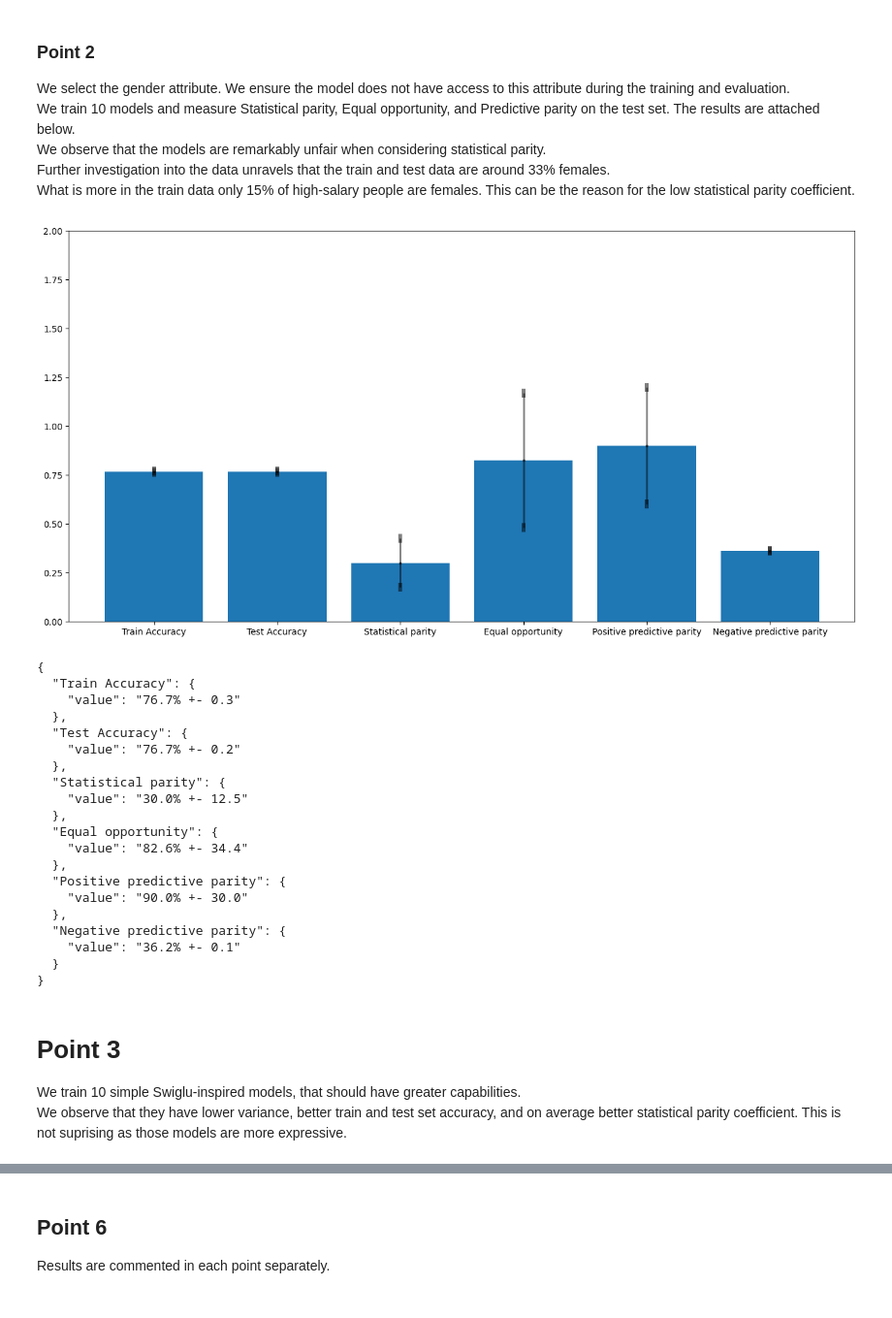
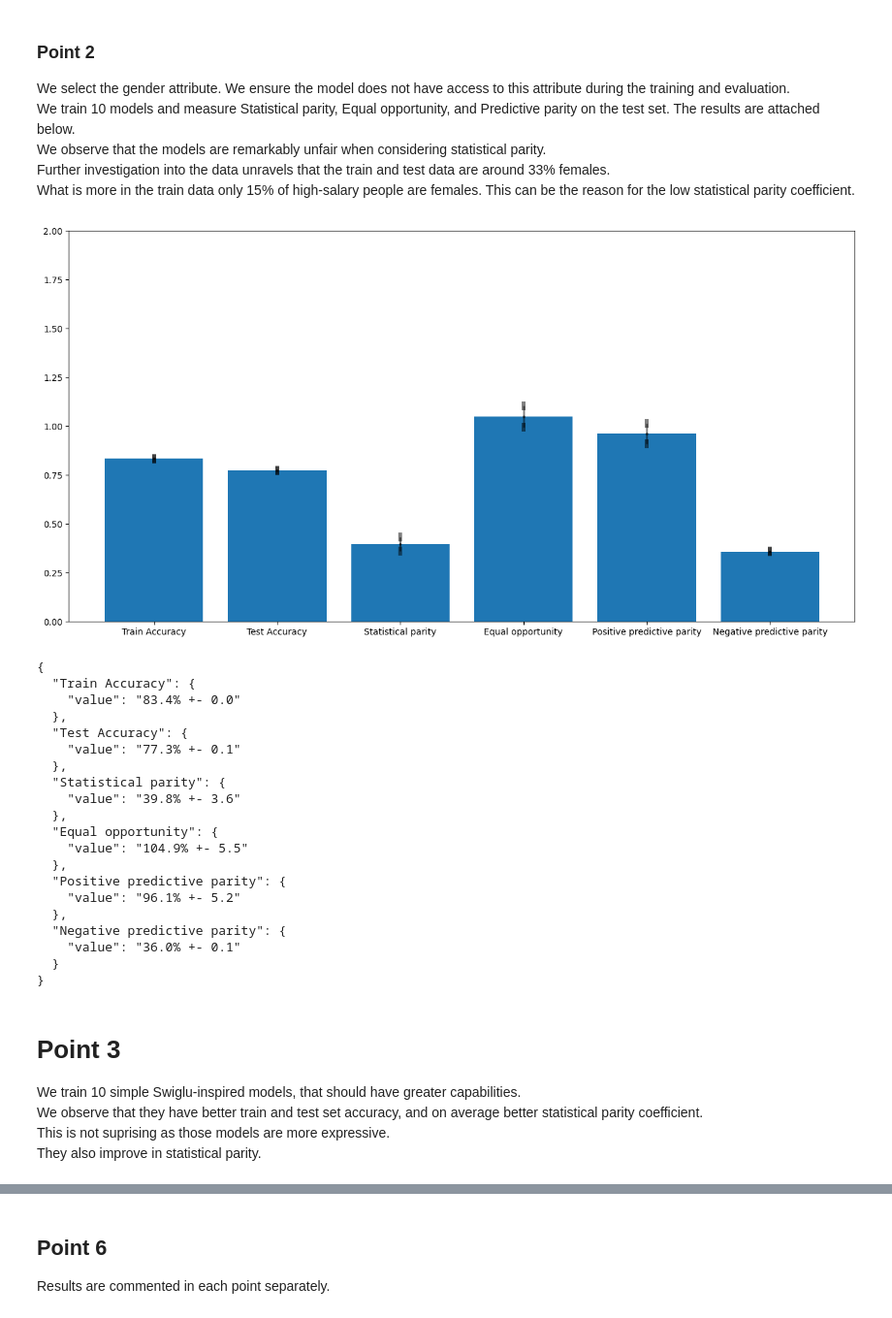
Before and after one commit to mim-uw/eXplainableMachineLearning-2025, a Jupyter notebook: Homeworks/HW1/KonradStaniszewski/KonradStaniszewsk.ipynb, the cells around one changed output, grey strips where cells are left out. Shown at 97% size. Drawn from its saved outputs; the diff is of its cells as text; code cells hidden in the pictures.

```diff
--- a/Homeworks/HW1/KonradStaniszewski/KonradStaniszewsk.ipynb
+++ b/Homeworks/HW1/KonradStaniszewski/KonradStaniszewsk.ipynb
@@ -138,58 +145,60 @@ def plot_data(data):
         names.append(k)
         values.append(np.mean(v))
         stds.append(np.std(v))
         brief_results[k] = {
             "value": f"{values[-1]*100:.1f}% +- {stds[-1]*100:.1f}"
         }
 
     plt.figure(figsize=(16, 8))
     plt.bar(names, values)
     plt.errorbar(
         names,
         values,
         stds,
         fmt=".",
         color="Black",
         elinewidth=2,
         capthick=10,
         errorevery=1,
         alpha=0.5,
         ms=4,
         capsize=2,
     )
     plt.ylim(0, 2)
     plt.show()
     print(json.dumps(brief_results, indent=2))
 
 
-exp1_data = {'Train Accuracy': [0.7660084366798401, 0.7725499868392944, 0.7654862999916077, 0.7631215453147888, 0.7657627463340759, 0.7690488696098328, 0.7693559527397156, 0.7695402503013611, 0.7616166472434998, 0.7670833468437195], 'Test Accuracy': [0.7715128064155579, 0.7643879652023315, 0.7662919759750366, 0.766906201839447, 0.7697315812110901, 0.7664762735366821, 0.7660462856292725, 0.7652478218078613, 0.7657392024993896, 0.7667833566665649], 'Statistical parity': [0.3557297885417938, 0.0, 0.41244831681251526, 0.3727107644081116, 0.31003767251968384, 0.379006564617157, 0.3877394497394562, 0.18212004005908966, 0.2072400450706482, 0.39089176058769226], 'Equal opportunity': [0.9799462556838989, 0.0, 1.1361913681030273, 1.0267244577407837, 0.8540758490562439, 1.0440677404403687, 1.0681246519088745, 0.501694917678833, 0.5708942413330078, 1.0768085718154907], 'Positive predictive parity': [1.0, 0.0, 1.0, 1.0, 1.0, 1.0, 1.0, 1.0, 1.0, 1.0], 'Negative predictive parity': [0.36094290848137467, 0.363792571800657, 0.3618201838716416, 0.3619770711412837, 0.3624628778438556, 0.3620570304709764, 0.36213710121897974, 0.36363636363636365, 0.36363752314559816, 0.361818776811426]}
+exp1_data = {'Train Accuracy': [0.834065318107605, 0.8333589434623718, 0.834157407283783, 0.8343417048454285, 0.8336353302001953, 0.8343724012374878, 0.8334817886352539, 0.8336967825889587, 0.8335431814193726, 0.8340960144996643], 'Test Accuracy': [0.7747067213058472, 0.7713899612426758, 0.7725569605827332, 0.7734168767929077, 0.7738468050956726, 0.7728641033172607, 0.7724341154098511, 0.7724341154098511, 0.7723727226257324, 0.7738468050956726], 'Statistical parity': [0.4678412973880768, 0.36250558495521545, 0.3974842131137848, 0.4323713183403015, 0.4167982041835785, 0.4006640911102295, 0.3505810499191284, 0.3448338210582733, 0.3877394497394562, 0.4167982041835785], 'Equal opportunity': [1.062596082687378, 0.9986118078231812, 1.0768085718154907, 1.1446077823638916, 1.07306969165802, 1.086347222328186, 0.9657626152038574, 0.9577811360359192, 1.048998475074768, 1.07306969165802], 'Positive predictive parity': [0.8244943462334766, 1.0, 0.9834146341463414, 0.9609876543209878, 0.9345878136200716, 0.984251968503937, 1.0, 1.0082644628099173, 0.9820936639118457, 0.9345878136200716], 'Negative predictive parity': [0.35884510625678007, 0.3607809019333084, 0.35937319956833413, 0.3581034549673406, 0.358870683117837, 0.3591295634636784, 0.3608666383219954, 0.36091452537066565, 0.35977882449313947, 0.358870683117837]}
+
 
 plot_data(exp1_data)
 # %% [output]
-[figure, old version]
+[figure, new version]
 {
   "Train Accuracy": {
-    "value": "76.7% +- 0.3"
+    "value": "83.4% +- 0.0"
   },
   "Test Accuracy": {
-    "value": "76.7% +- 0.2"
+    "value": "77.3% +- 0.1"
   },
   "Statistical parity": {
-    "value": "30.0% +- 12.5"
+    "value": "39.8% +- 3.6"
   },
   "Equal opportunity": {
-    "value": "82.6% +- 34.4"
+    "value": "104.9% +- 5.5"
   },
   "Positive predictive parity": {
-    "value": "90.0% +- 30.0"
+    "value": "96.1% +- 5.2"
   },
   "Negative predictive parity": {
-    "value": "36.2% +- 0.1"
+    "value": "36.0% +- 0.1"
   }
 }
 # %% [markdown]
 # Point 3
 We train 10 simple Swiglu-inspired models, that should have greater capabilities.
-We observe that they have lower variance, better train and test set accuracy, and on average better statistical parity coefficient.
+We observe that they have better train and test set accuracy, and on average better statistical parity coefficient.
 This is not suprising as those models are more expressive.
+They also improve in statistical parity.
 # %%
```
Also changed, not shown: parts of 8 cells of this notebook.
